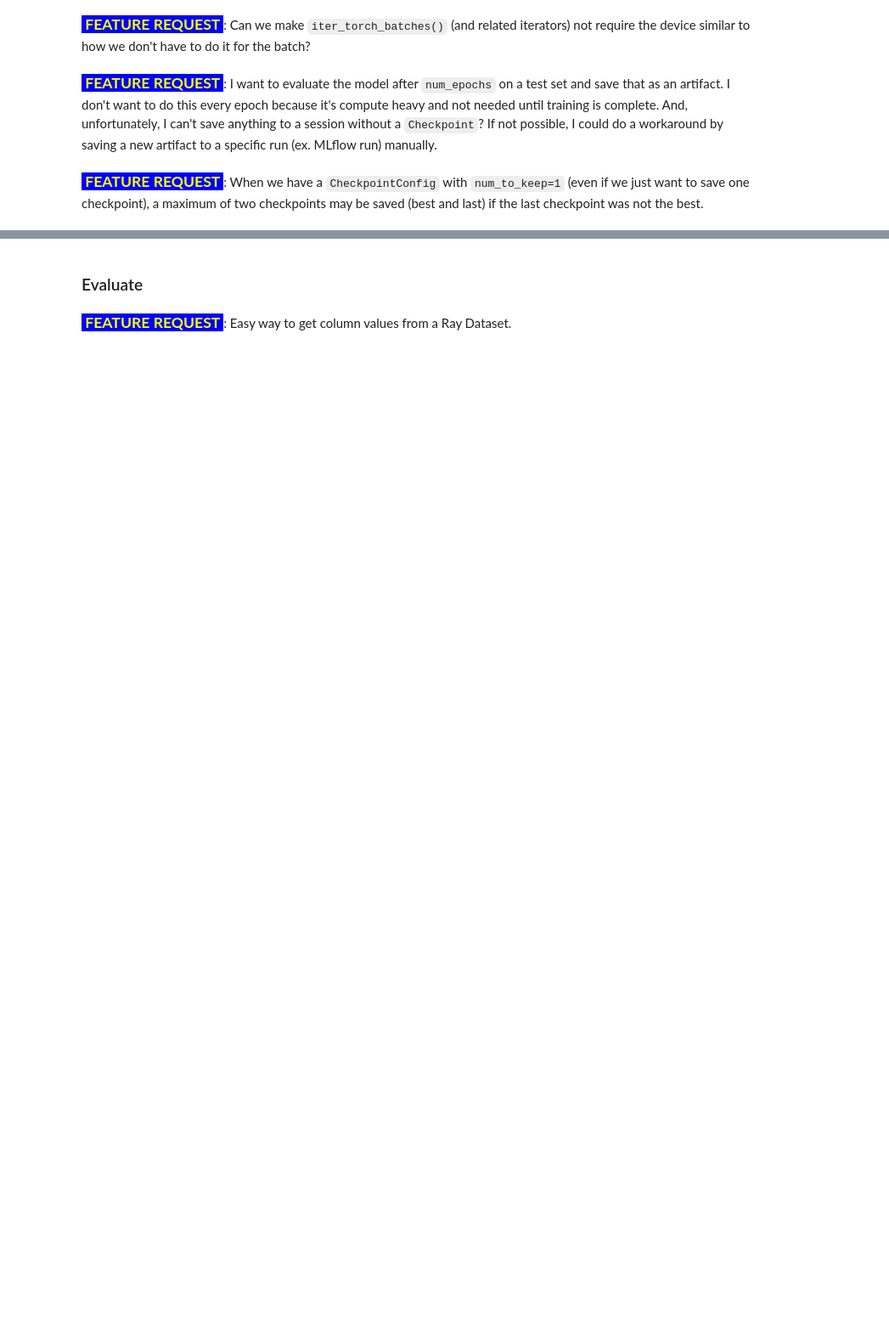
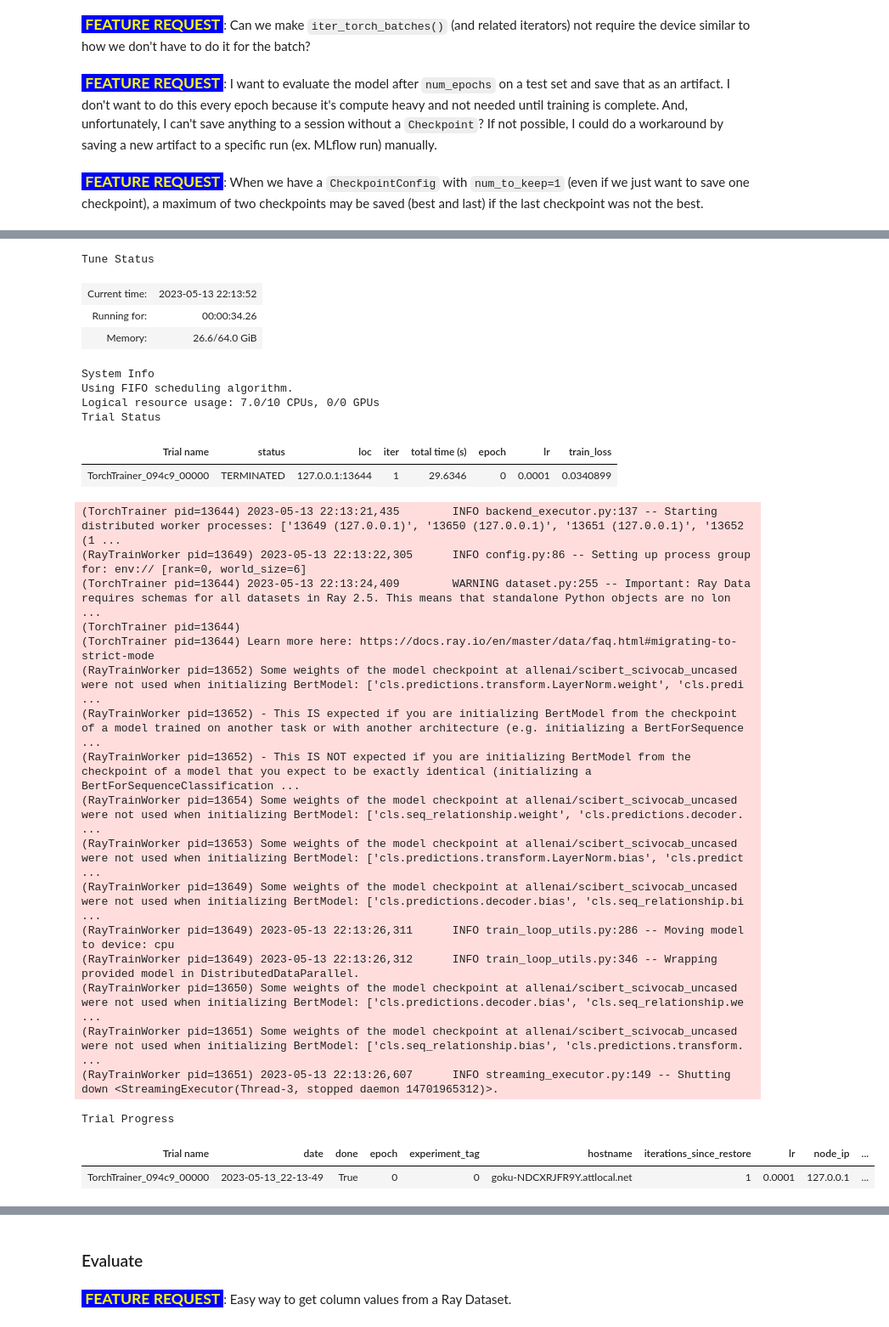
Before and after one commit to anyscale/Made-With-ML, a Jupyter notebook: notebooks/madewithml.ipynb, the cells around one changed output, grey strips where cells are left out. Shown at 85% size. Cells and saved outputs as stored; diff of their text form; code cells hidden in the pictures; blank space fills up the shorter version.

```diff
--- a/notebooks/madewithml.ipynb
+++ b/notebooks/madewithml.ipynb
@@ -807,4 +830,34 @@ trainer = TorchTrainer(
 # %%
 %%time
 # Train
-result = trainer.fit()
+results = trainer.fit()
+# %% [output]
+Tune Status
+| Current time: | 2023-05-13 22:13:52 |
+| Running for: | 00:00:34.26 |
+| Memory: | 26.6/64.0 GiB |
+System Info
+Using FIFO scheduling algorithm.
+Logical resource usage: 7.0/10 CPUs, 0/0 GPUs
+Trial Status
+| Trial name | status | loc | iter | total time (s) | epoch | lr | train_loss |
+| TorchTrainer_094c9_00000 | TERMINATED | 127.0.0.1:13644 | 1 | 29.6346 | 0 | 0.0001 | 0.0340899 |
+(TorchTrainer pid=13644) 2023-05-13 22:13:21,435        INFO backend_executor.py:137 -- Starting distributed worker processes: ['13649 (127.0.0.1)', '13650 (127.0.0.1)', '13651 (127.0.0.1)', '13652 (1 ...
+(RayTrainWorker pid=13649) 2023-05-13 22:13:22,305      INFO config.py:86 -- Setting up process group for: env:// [rank=0, world_size=6]
+(TorchTrainer pid=13644) 2023-05-13 22:13:24,409        WARNING dataset.py:255 -- Important: Ray Data requires schemas for all datasets in Ray 2.5. This means that standalone Python objects are no lon ...
+(TorchTrainer pid=13644)
+(TorchTrainer pid=13644) Learn more here: https://docs.ray.io/en/master/data/faq.html#migrating-to-strict-mode
+(RayTrainWorker pid=13652) Some weights of the model checkpoint at allenai/scibert_scivocab_uncased were not used when initializing BertModel: ['cls.predictions.transform.LayerNorm.weight', 'cls.predi ...
+(RayTrainWorker pid=13652) - This IS expected if you are initializing BertModel from the checkpoint of a model trained on another task or with another architecture (e.g. initializing a BertForSequence ...
+(RayTrainWorker pid=13652) - This IS NOT expected if you are initializing BertModel from the checkpoint of a model that you expect to be exactly identical (initializing a BertForSequenceClassification ...
+(RayTrainWorker pid=13654) Some weights of the model checkpoint at allenai/scibert_scivocab_uncased were not used when initializing BertModel: ['cls.seq_relationship.weight', 'cls.predictions.decoder. ...
+(RayTrainWorker pid=13653) Some weights of the model checkpoint at allenai/scibert_scivocab_uncased were not used when initializing BertModel: ['cls.predictions.transform.LayerNorm.bias', 'cls.predict ...
+(RayTrainWorker pid=13649) Some weights of the model checkpoint at allenai/scibert_scivocab_uncased were not used when initializing BertModel: ['cls.predictions.decoder.bias', 'cls.seq_relationship.bi ...
+(RayTrainWorker pid=13649) 2023-05-13 22:13:26,311      INFO train_loop_utils.py:286 -- Moving model to device: cpu
+(RayTrainWorker pid=13649) 2023-05-13 22:13:26,312      INFO train_loop_utils.py:346 -- Wrapping provided model in DistributedDataParallel.
+(RayTrainWorker pid=13650) Some weights of the model checkpoint at allenai/scibert_scivocab_uncased were not used when initializing BertModel: ['cls.predictions.decoder.bias', 'cls.seq_relationship.we ...
+(RayTrainWorker pid=13651) Some weights of the model checkpoint at allenai/scibert_scivocab_uncased were not used when initializing BertModel: ['cls.seq_relationship.bias', 'cls.predictions.transform. ...
+(RayTrainWorker pid=13651) 2023-05-13 22:13:26,607      INFO streaming_executor.py:149 -- Shutting down <StreamingExecutor(Thread-3, stopped daemon 14701965312)>.
+Trial Progress
+| Trial name | date | done | epoch | experiment_tag | hostname | iterations_since_restore | lr | node_ip | ... |
+| TorchTrainer_094c9_00000 | 2023-05-13_22-13-49 | True | 0 | 0 | goku-NDCXRJFR9Y.attlocal.net | 1 | 0.0001 | 127.0.0.1 | ... |
```
Also changed, not shown: parts of 39 cells of this notebook, 10 other files.
